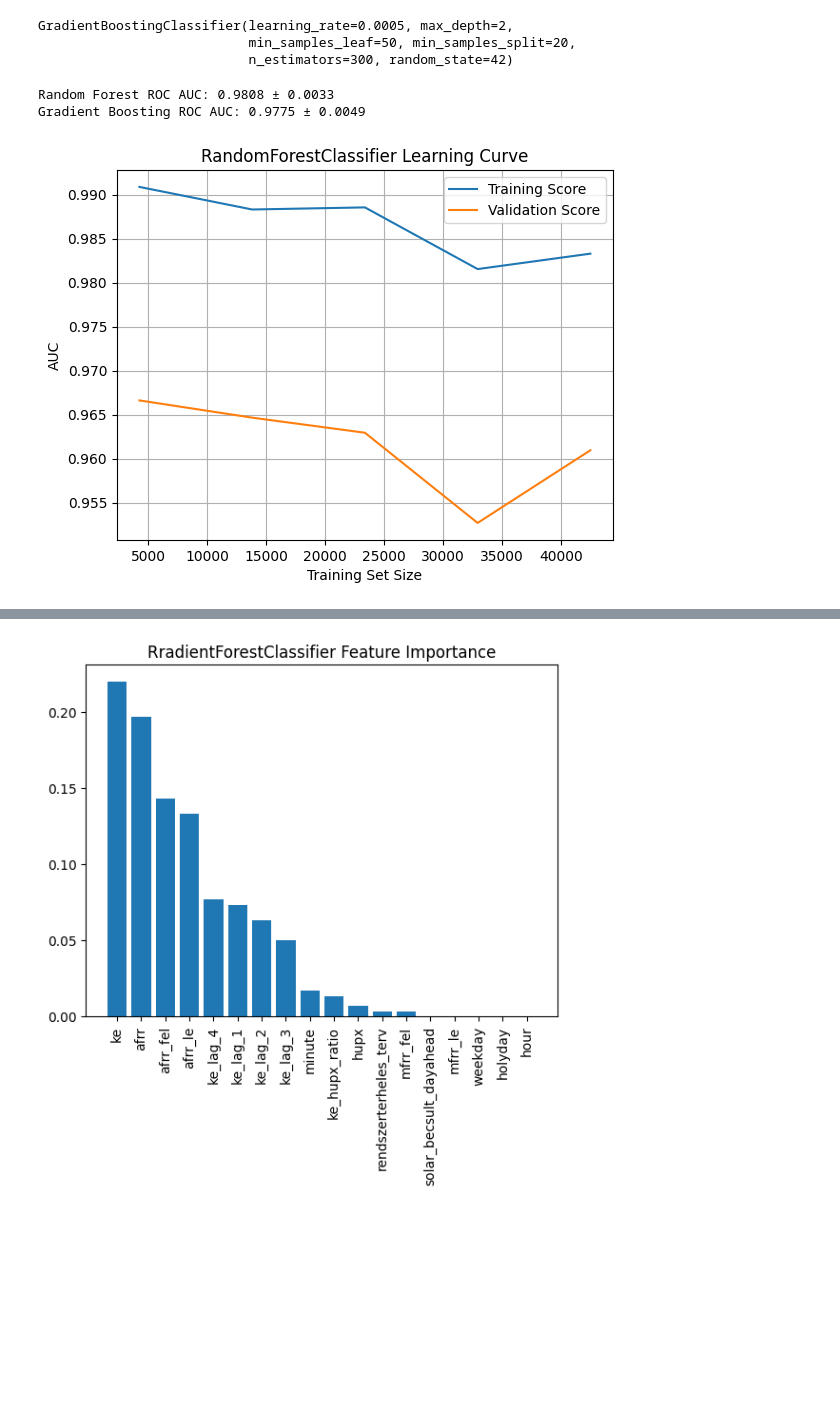
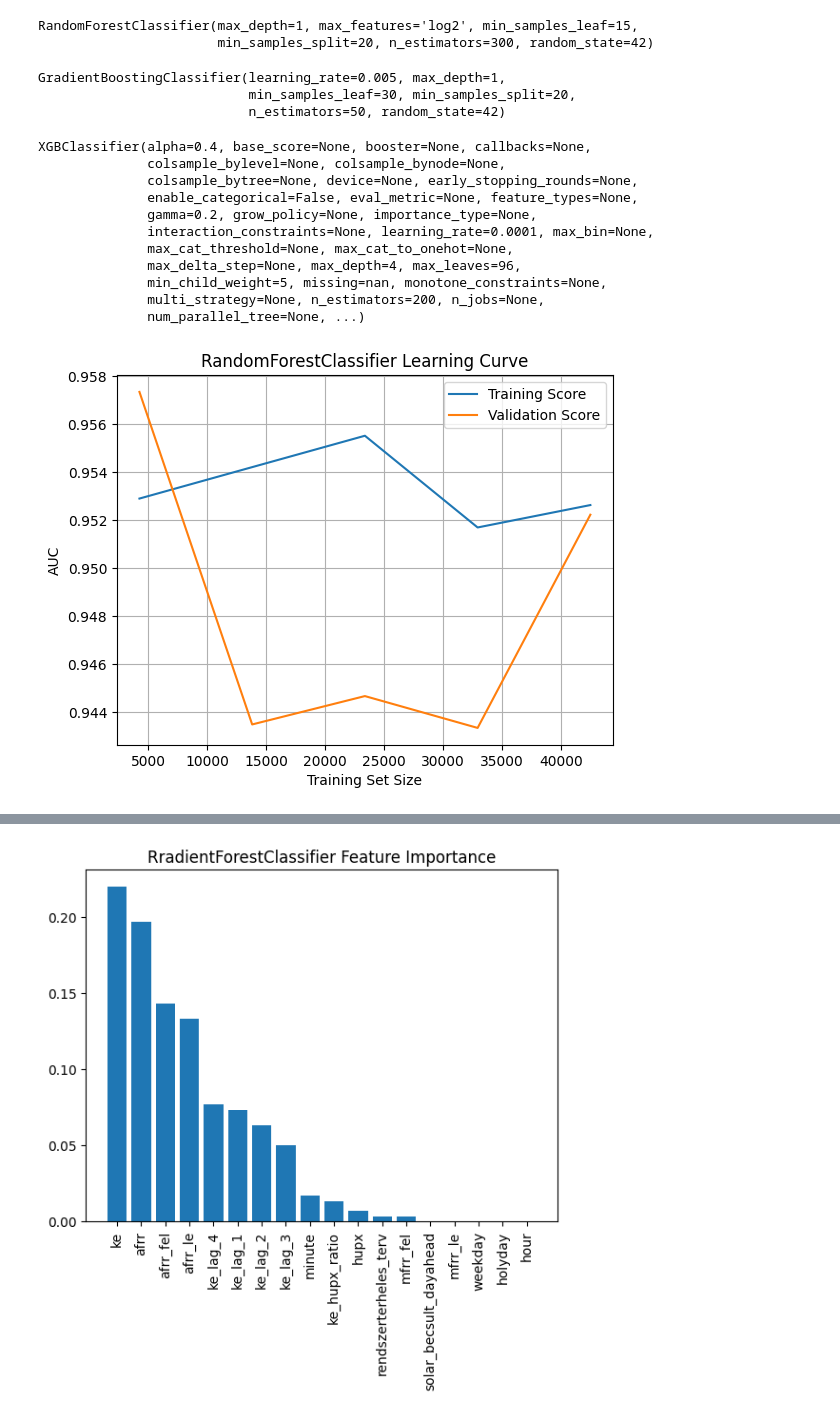
Before and after one commit to LaszloAbrok/BME-TMIT-DataScience-Competition-2024, a Jupyter notebook: competition_solution.ipynb, the cells around one changed output, grey strips where cells are left out. Cells and saved outputs as stored; diff of their text form; code cells hidden in the pictures; blank space fills up the shorter version.

```diff
--- a/competition_solution.ipynb
+++ b/competition_solution.ipynb
@@ -73,15 +54,0 @@ def objective(trial, X_train_param, y_train_param, X_test_param, y_test_param):
-# %%
-
-db_storage = "sqlite:///db.sqlite3"
-current_datetime = datetime.datetime.now()
-study_name = f"ensemble{current_datetime.strftime('%Y-%m-%d_%H-%M-%S')}"
-study = optuna.create_study(
-    direction="minimize",
-    storage=db_storage,
-    study_name=study_name,
-)
-study.optimize(lambda trial: objective(trial, X_train_smote, y_train_smote, X_test, y_test), n_trials=5, n_jobs=-1)
-
-trial = study.best_trial
-print('Accuracy: {}'.format(trial.value))
-print("Best hyperparameters: {}".format(trial.params))
@@ -101,16 +55,36 @@ print(study.best_params)
 # %%
-rf_model = RandomForestClassifier(max_depth=2, min_samples_leaf=50, min_samples_split=30, max_features=None,
-                       n_estimators=33, random_state=42)
-gb_model = GradientBoostingClassifier(learning_rate=0.0005, max_depth=2, min_samples_leaf=50,
-                           min_samples_split=20, n_estimators=300,
+rf_model = RandomForestClassifier(max_depth=1, min_samples_leaf=15, min_samples_split=20, max_features='log2',
+                       n_estimators=300, random_state=42)
+gb_model = GradientBoostingClassifier(learning_rate=0.005, max_depth=1, min_samples_leaf=30,
+                           min_samples_split=20, n_estimators=50,
                            random_state=42)
+xgb_model = XGBClassifier(learning_rate = 0.0001, n_estimators = 200, gamma = 0.2, max_depth=4,
+                          min_child_weight= 5, subsample=0.8, max_leaves= 96, random_state=42, alpha=0.4)
 # %%
 rf_model.fit(X_train_smote, y_train_smote)
-gb_model.fit(X_train_smote, y_train_smote)
 # %% [output]
-GradientBoostingClassifier(learning_rate=0.0005, max_depth=2,
-                           min_samples_leaf=50, min_samples_split=20,
-                           n_estimators=300, random_state=42)
+RandomForestClassifier(max_depth=1, max_features='log2', min_samples_leaf=15,
+                       min_samples_split=20, n_estimators=300, random_state=42)
+# %%
+gb_model.fit(X_train_smote, y_train_smote)
+# %% [output]
+GradientBoostingClassifier(learning_rate=0.005, max_depth=1,
+                           min_samples_leaf=30, min_samples_split=20,
+                           n_estimators=50, random_state=42)
+# %%
+xgb_model.fit(X_train_smote, y_train_smote)
+# %% [output]
+XGBClassifier(alpha=0.4, base_score=None, booster=None, callbacks=None,
+              colsample_bylevel=None, colsample_bynode=None,
+              colsample_bytree=None, device=None, early_stopping_rounds=None,
+              enable_categorical=False, eval_metric=None, feature_types=None,
+              gamma=0.2, grow_policy=None, importance_type=None,
+              interaction_constraints=None, learning_rate=0.0001, max_bin=None,
+              max_cat_threshold=None, max_cat_to_onehot=None,
+              max_delta_step=None, max_depth=4, max_leaves=96,
+              min_child_weight=5, missing=nan, monotone_constraints=None,
+              multi_strategy=None, n_estimators=200, n_jobs=None,
+              num_parallel_tree=None, ...)
 # %%
 # K-fold beállítása
 kf = KFold(n_splits=5, shuffle=True, random_state=42)
@@ -119,35 +93,32 @@ kf = KFold(n_splits=5, shuffle=True, random_state=42)
 roc_auc_scorer = make_scorer(roc_auc_score, needs_proba=True)
 
 # Random Forest cross-validation
-rf_scores = cross_val_score(rf_model, X_test, y_test, cv=kf, scoring=roc_auc_scorer)
-print(f"Random Forest ROC AUC: {rf_scores.mean():.4f} ± {rf_scores.std():.4f}")
+# rf_scores = cross_val_score(rf_model, X_test, y_test, cv=kf, scoring=roc_auc_scorer)
+# print(f"Random Forest ROC AUC: {rf_scores.mean():.4f} ± {rf_scores.std():.4f}")
 
 # Gradient Boosting cross-validation
-gb_scores = cross_val_score(gb_model, X_test, y_test, cv=kf, scoring=roc_auc_scorer)
-print(f"Gradient Boosting ROC AUC: {gb_scores.mean():.4f} ± {gb_scores.std():.4f}")
+# gb_scores = cross_val_score(gb_model, X_test, y_test, cv=kf, scoring=roc_auc_scorer)
+# print(f"Gradient Boosting ROC AUC: {gb_scores.mean():.4f} ± {gb_scores.std():.4f}")
-# %% [output]
-Random Forest ROC AUC: 0.9808 ± 0.0033
-Gradient Boosting ROC AUC: 0.9775 ± 0.0049
 # %%
 # Plotting to determine wether there is overfitting or underfitting
 from sklearn.model_selection import learning_curve
 
 train_sizes, train_scores, test_scores = learning_curve(
-    rf_model, X_train, y_train, cv=5, scoring='roc_auc', n_jobs=-1)
+    rf_model, X_train, y_train, cv=kf, scoring='roc_auc', n_jobs=-1)
 
 train_mean = np.mean(train_scores, axis=1)
 test_mean = np.mean(test_scores, axis=1)
 
 plt.plot(train_sizes, train_mean, label='Training Score')
 plt.plot(train_sizes, test_mean, label='Validation Score')
 plt.xlabel('Training Set Size')
 plt.ylabel('AUC')
 plt.title('RandomForestClassifier Learning Curve')
 plt.legend()
 plt.grid()
 plt.show()
 # %% [output]
-[figure, old version]
+[figure, new version]
 # %%
 train_sizes, train_scores, test_scores = learning_curve(
     gb_model, X_train, y_train, cv=5, scoring='roc_auc', n_jobs=-1)
```
Also changed, not shown: parts of 14 cells of this notebook.
